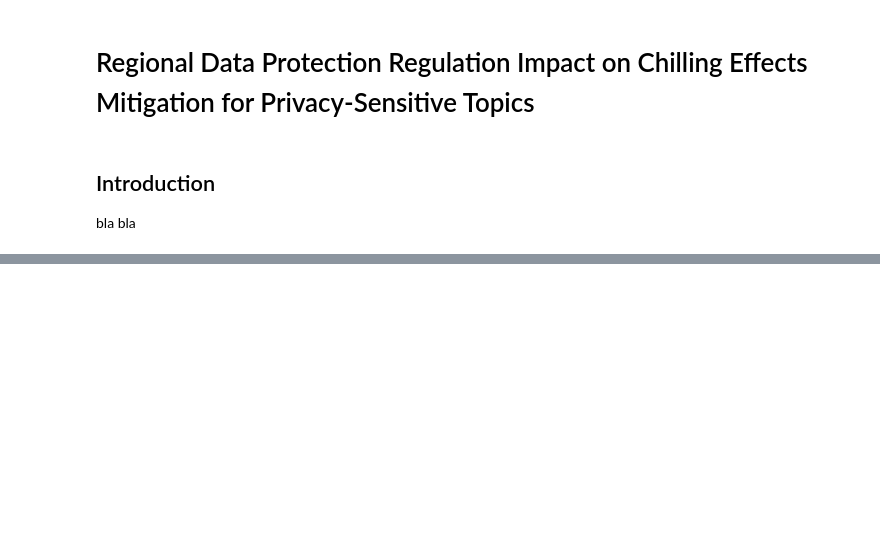
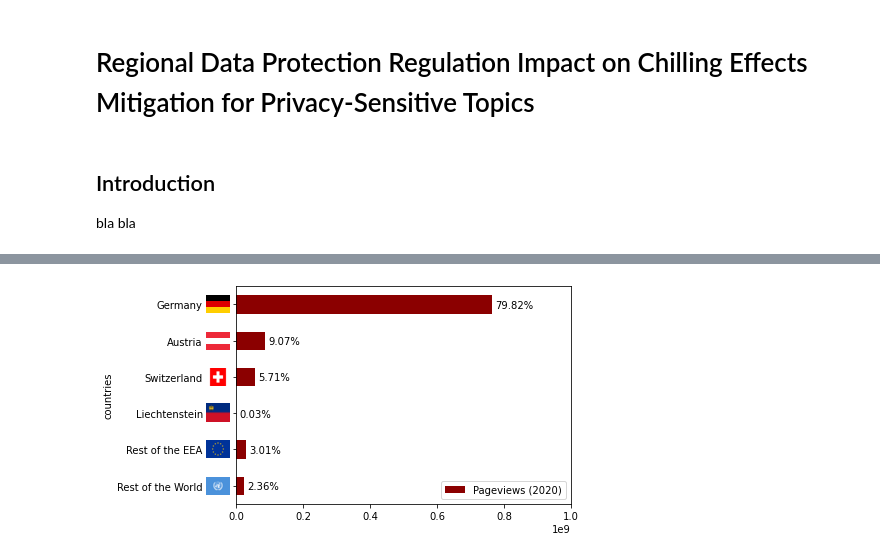
Before and after one commit to epfl-ada/ada-2020-project-milestone-p3-p3_2018, a Jupyter notebook: gdpr.ipynb, the cells around one changed output, grey strips where cells are left out. Drawn from its saved outputs; the diff is of its cells as text; code cells hidden in the pictures; blank space fills up the shorter version.

Commit message:
Finished pageviews origin study

```diff
--- a/gdpr.ipynb
+++ b/gdpr.ipynb
@@ -33,6 +43,8 @@ rest = set(nov20[~nov20['country'].isnull()][['country']].values.flatten()) \
 
 countries = [de, at, ch, li, eea, rest]
 # %%
-pv20 = pd.DataFrame({'countries':['Germany', 'Austria', 'Switzerland', 'Liechtenstein', 'Rest of the EEA', 'Rest of the World']})
-pv20['pageviews'] = [nov20[nov20['country'].isin(country)][['total.total']].values.sum() for country in countries]
-pv20
+# Creating pageviews data
+
+pv_origins = pd.DataFrame({'countries':['Germany', 'Austria', 'Switzerland', 'Liechtenstein', 'Rest of the EEA', 'Rest of the World']})
+pv_origins['Pageviews (2020)'] = [nov20[nov20['country'].isin(country)][['total.total']].values.sum() for country in countries]
+pv_origins
@@ -38,0 +59,37 @@ pv20
+# %%
+def get_flag(name):
+    path = "res/{}.png".format(name)
+    im = Image.open(path).resize((24,18))
+    im = im.convert("RGBA")
+    return im
+
+def offset_image(coord, name, ax):
+    img = get_flag(name)
+    im = OffsetImage(img)
+    im.image.axes = ax
+
+    ab = AnnotationBbox(im, (0, coord),  xybox=(-18., 0.), frameon=False,
+                        xycoords='data',  boxcoords="offset points", pad=0)
+
+    ax.add_artist(ab)
+
+def add_flags(ax):
+    flags = ['DE', 'AT', 'CH', 'LI', 'EU', 'UN']
+    ax.tick_params(axis='y', which='major', pad=30)
+    for i, f in enumerate(flags):
+        offset_image(i, f, ax)
+
+def add_prc(ax, values):
+    tot = values.sum()
+    for i, val in enumerate(values):
+        ax.text(val+1e7, i + 0.1, '{:.2f}%'.format(val/tot*100))
+# %%
+# Plotting data
+
+ax = pv_origins.plot.barh('countries', 'Pageviews (2020)', color='darkred')
+ax.invert_yaxis()
+ax.set_xlim(right=1e9)
+add_flags(ax)
+add_prc(ax, pv_origins[['Pageviews (2020)']].values.flatten())
+# %% [output]
+[figure, added]
```
Also changed, not shown: parts of 7 cells of this notebook, 6 other files.
